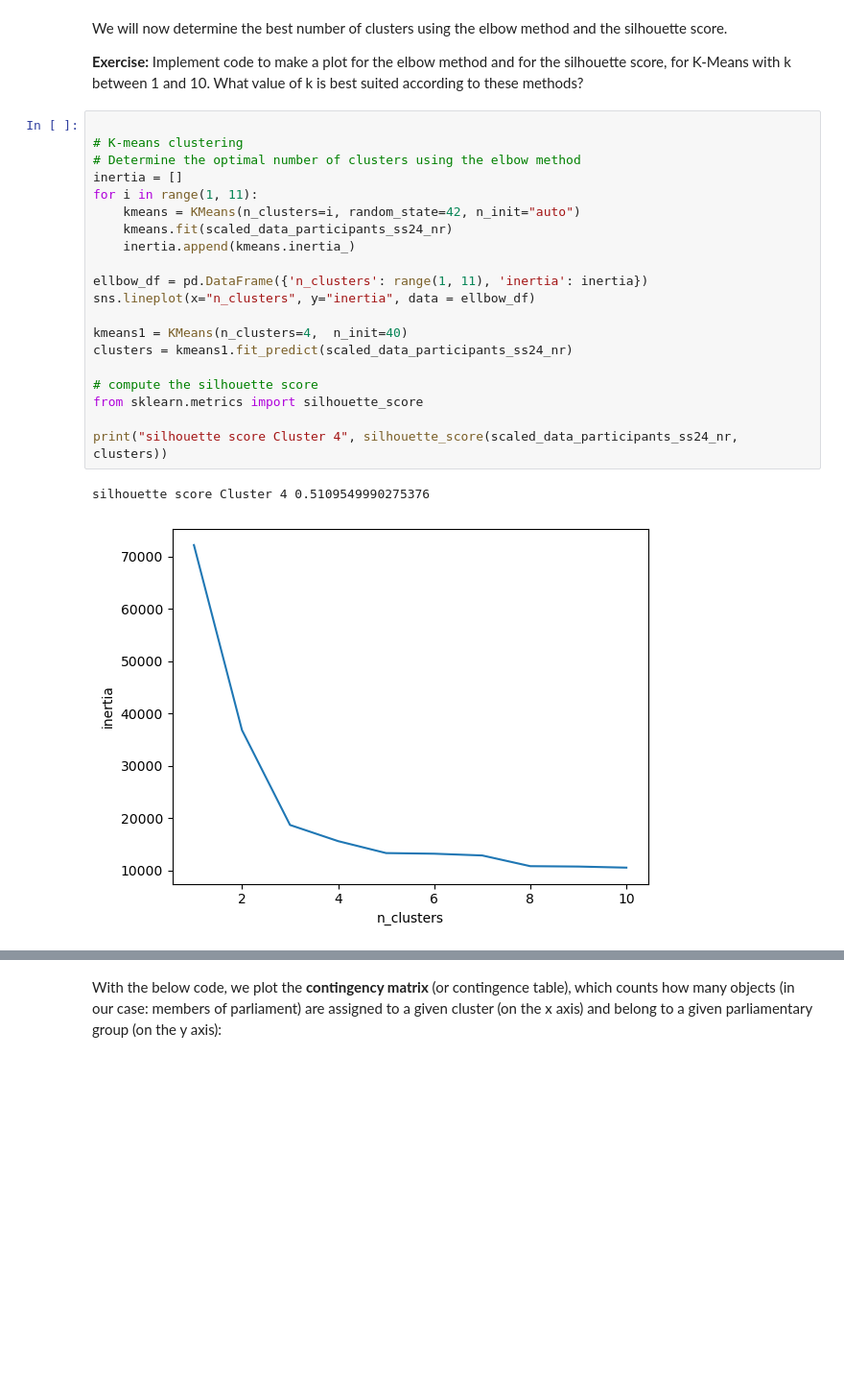
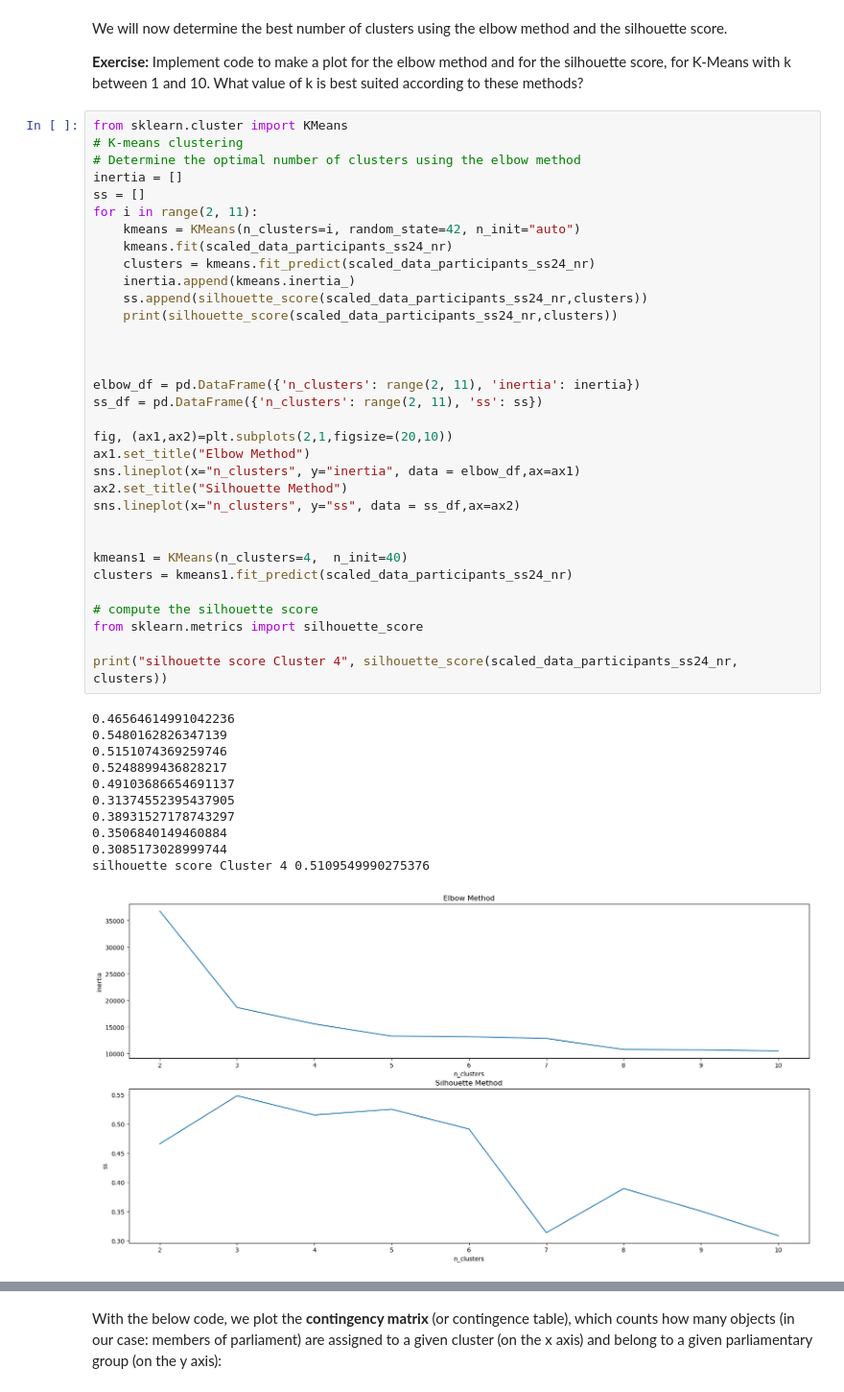
Before and after one commit to andrealuzzi/Block3, a Jupyter notebook: Project_5_Unsupervised_Learning.ipynb, the cells around one changed output, grey strips where cells are left out. Shown at 96% size. Cells and saved outputs as stored; diff of their text form; blank space fills up the shorter version.

```diff
--- a/Project_5_Unsupervised_Learning.ipynb
+++ b/Project_5_Unsupervised_Learning.ipynb
@@ -242,26 +244,48 @@ We will now determine the best number of clusters using the elbow method and the
 
 **Exercise:** Implement code to make a plot for the elbow method and for the silhouette score, for K-Means with k between 1 and 10. What value of k is best suited according to these methods?
 # %%
-
+from sklearn.cluster import KMeans
 # K-means clustering
 # Determine the optimal number of clusters using the elbow method
 inertia = []
-for i in range(1, 11):
+ss = []
+for i in range(2, 11):
     kmeans = KMeans(n_clusters=i, random_state=42, n_init="auto")
     kmeans.fit(scaled_data_participants_ss24_nr)
+    clusters = kmeans.fit_predict(scaled_data_participants_ss24_nr)
     inertia.append(kmeans.inertia_)
+    ss.append(silhouette_score(scaled_data_participants_ss24_nr,clusters))
+    print(silhouette_score(scaled_data_participants_ss24_nr,clusters))
 
-ellbow_df = pd.DataFrame({'n_clusters': range(1, 11), 'inertia': inertia})
-sns.lineplot(x="n_clusters", y="inertia", data = ellbow_df)
+
+
+elbow_df = pd.DataFrame({'n_clusters': range(2, 11), 'inertia': inertia})
+ss_df = pd.DataFrame({'n_clusters': range(2, 11), 'ss': ss})
+
+fig, (ax1,ax2)=plt.subplots(2,1,figsize=(20,10))
+ax1.set_title("Elbow Method")
+sns.lineplot(x="n_clusters", y="inertia", data = elbow_df,ax=ax1)
+ax2.set_title("Silhouette Method")
+sns.lineplot(x="n_clusters", y="ss", data = ss_df,ax=ax2)
+
 
 kmeans1 = KMeans(n_clusters=4,  n_init=40)
 clusters = kmeans1.fit_predict(scaled_data_participants_ss24_nr)
 
 # compute the silhouette score
 from sklearn.metrics import silhouette_score
 
 print("silhouette score Cluster 4", silhouette_score(scaled_data_participants_ss24_nr, clusters))
 # %% [output]
+0.46564614991042236
+0.5480162826347139
+0.5151074369259746
+0.5248899436828217
+0.49103686654691137
+0.31374552395437905
+0.38931527178743297
+0.3506840149460884
+0.3085173028999744
 silhouette score Cluster 4 0.5109549990275376
-[figure, old version]
+[figure, new version]
 # %% [markdown]
```
Also changed, not shown: parts of 7 cells of this notebook.
